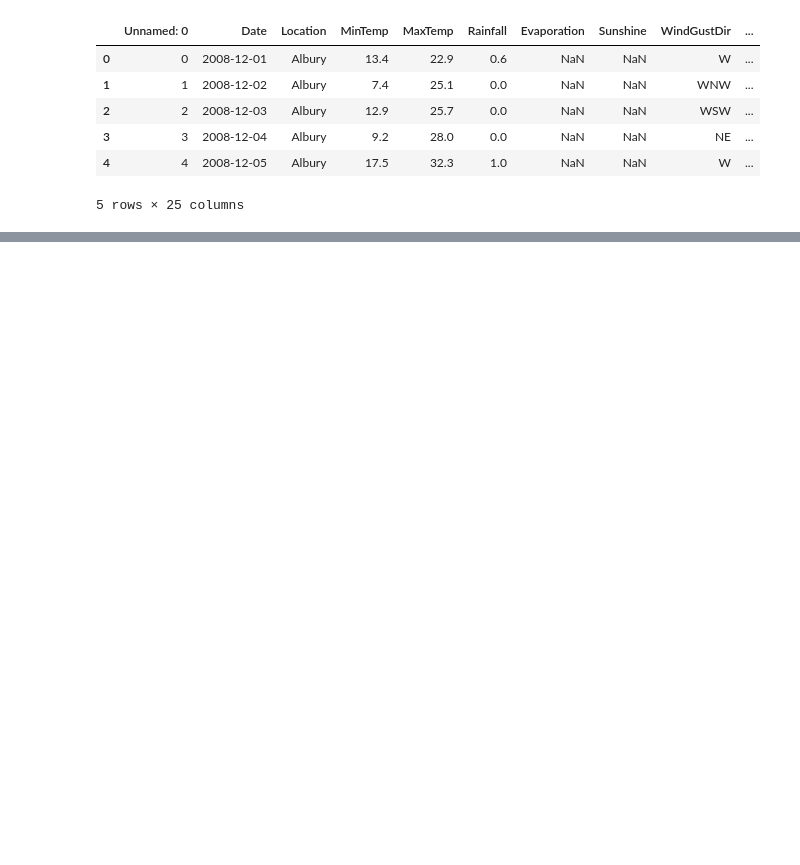
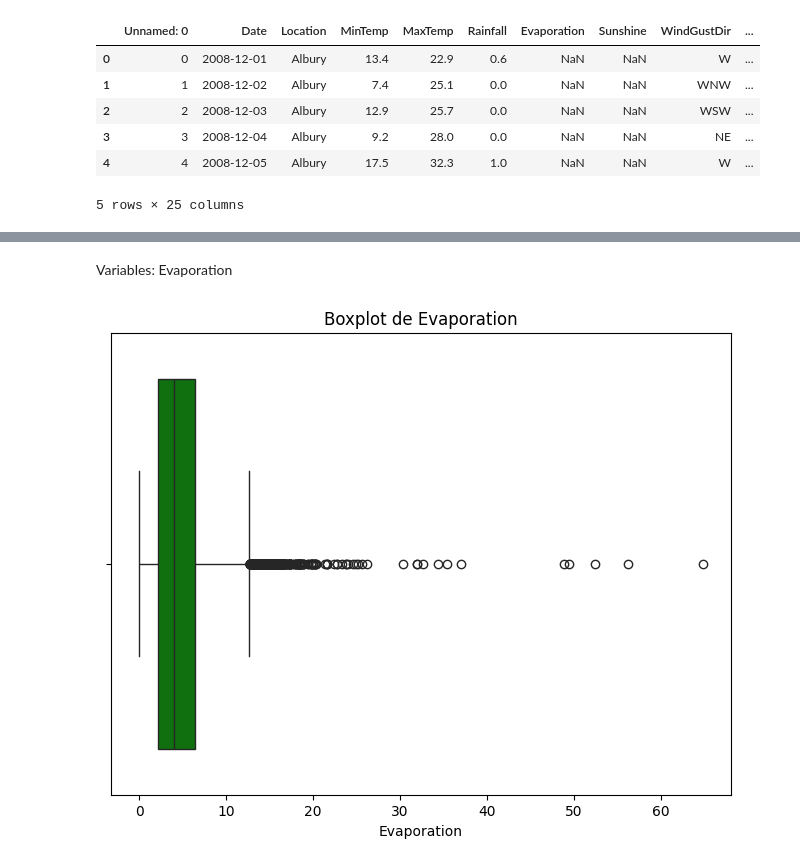
Before and after one commit to franciscoryb1/AA1-TUIA-RodriguezYBarros, a Jupyter notebook: tp.ipynb, the cells around one changed output, grey strips where cells are left out. Drawn from its saved outputs; the diff is of its cells as text; code cells hidden in the pictures; blank space fills up the shorter version.

```diff
--- a/tp.ipynb
+++ b/tp.ipynb
@@ -262,0 +212,4 @@ plt.show()
+# %%
+mediana_por_dia = df_train.groupby(df['Date'].dt.date)['Rainfall'].median()
+
+df_train['Rainfall'] = df_train.apply(lambda row: mediana_por_dia[row['Date'].date()] if pd.isnull(row['Rainfall']) else row['Rainfall'], axis=1)
@@ -262,0 +222,10 @@ plt.show()
+# %% [markdown]
+Variables: Evaporation
+# %%
+plt.figure(figsize=(8, 6))
+sns.boxplot(x="Evaporation", data=df_train, color='green')
+plt.title("Boxplot de Evaporation")
+# plt.ylabel("MaxTemp")
+plt.show()
+# %% [output]
+[figure, added]
```
Also changed, not shown: parts of 85 cells of this notebook, 2 other files.
